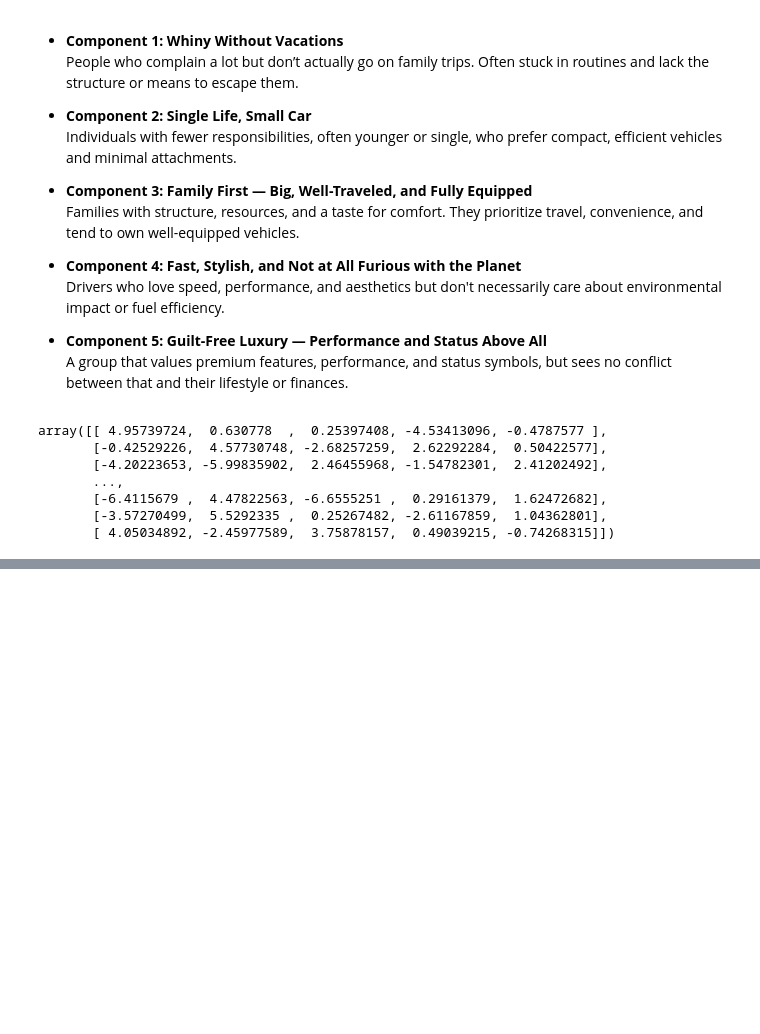
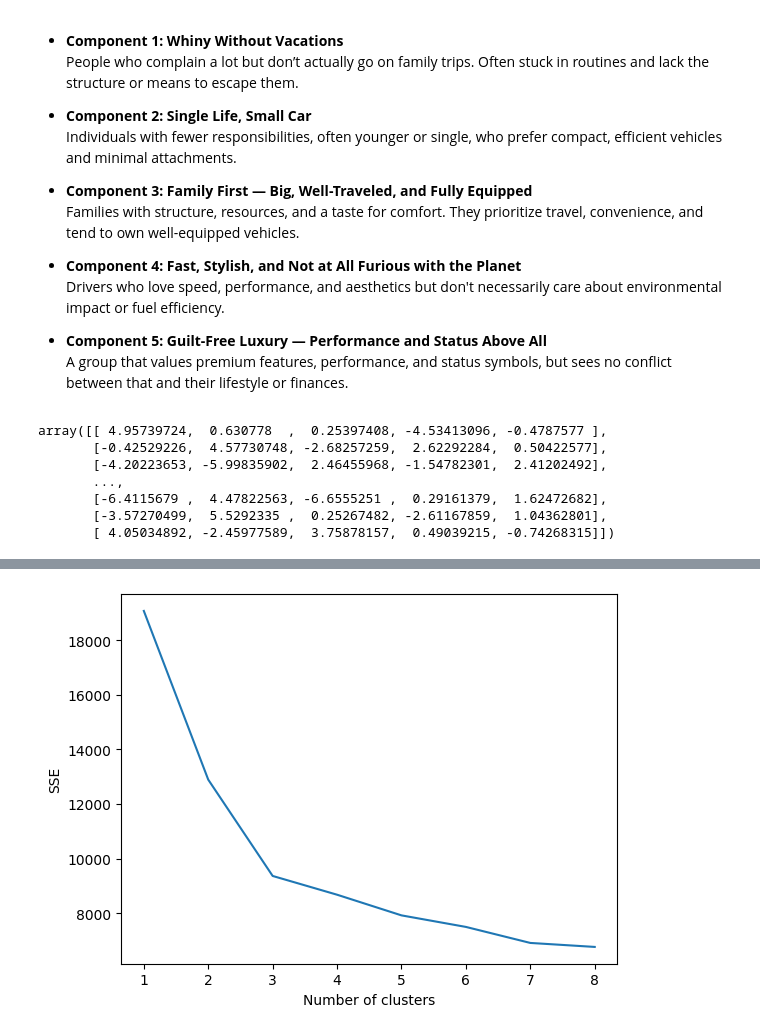
Before and after one commit to luismendoncafsilva/PCA_K-Means_Clustering_Project, a Jupyter notebook: pca_microvan.ipynb, the cells around one changed output, grey strips where cells are left out. Drawn from its saved outputs; the diff is of its cells as text; code cells hidden in the pictures; blank space fills up the shorter version.

Commit message:
Clusters - Kmeans

```diff
--- a/pca_microvan.ipynb
+++ b/pca_microvan.ipynb
@@ -300,3 +300,8 @@ array([[ 4.95739724,  0.630778  ,  0.25397408, -4.53413096, -0.4787577 ],
        [-6.4115679 ,  4.47822563, -6.6555251 ,  0.29161379,  1.62472682],
        [-3.57270499,  5.5292335 ,  0.25267482, -2.61167859,  1.04362801],
        [ 4.05034892, -2.45977589,  3.75878157,  0.49039215, -0.74268315]])
+# %%
+component_names = ['Routine_Locked_Complainers', ' Minimalist_Solo_Drivers', 'Comfort_Oriented_Family_Travelers', ' Performance_First_Drivers', 'Luxury_Status_Seekers']
+
+df_principais_component_names = pd.DataFrame(componentes_principais_microvan, columns=component_names, index=df_microvan.index)
+df_principais_component_names.head()
@@ -302,0 +316,3 @@ array([[ 4.95739724,  0.630778  ,  0.25397408, -4.53413096, -0.4787577 ],
+# %%
+df_complete = pd.concat([df_microvan.loc[:, demo_columns], df_principais_component_names], axis=1)
+df_complete.head()
@@ -302,0 +327,19 @@ array([[ 4.95739724,  0.630778  ,  0.25397408, -4.53413096, -0.4787577 ],
+# %%
+from sklearn.cluster import KMeans
+
+
+sse = {}
+
+for num_cluster in range(1,9):
+    kmeans = KMeans(n_clusters=num_cluster, max_iter=1000).fit(df_complete.loc[:, component_names])
+
+    sse[num_cluster] = kmeans.inertia_
+
+
+plt.figure()
+plt.plot(list(sse.keys()), list(sse.values()))
+plt.xlabel("Number of clusters")
+plt.ylabel("SSE")
+plt.show()
+# %% [output]
+[figure, added]
```
Also changed, not shown: parts of 10 cells of this notebook.
